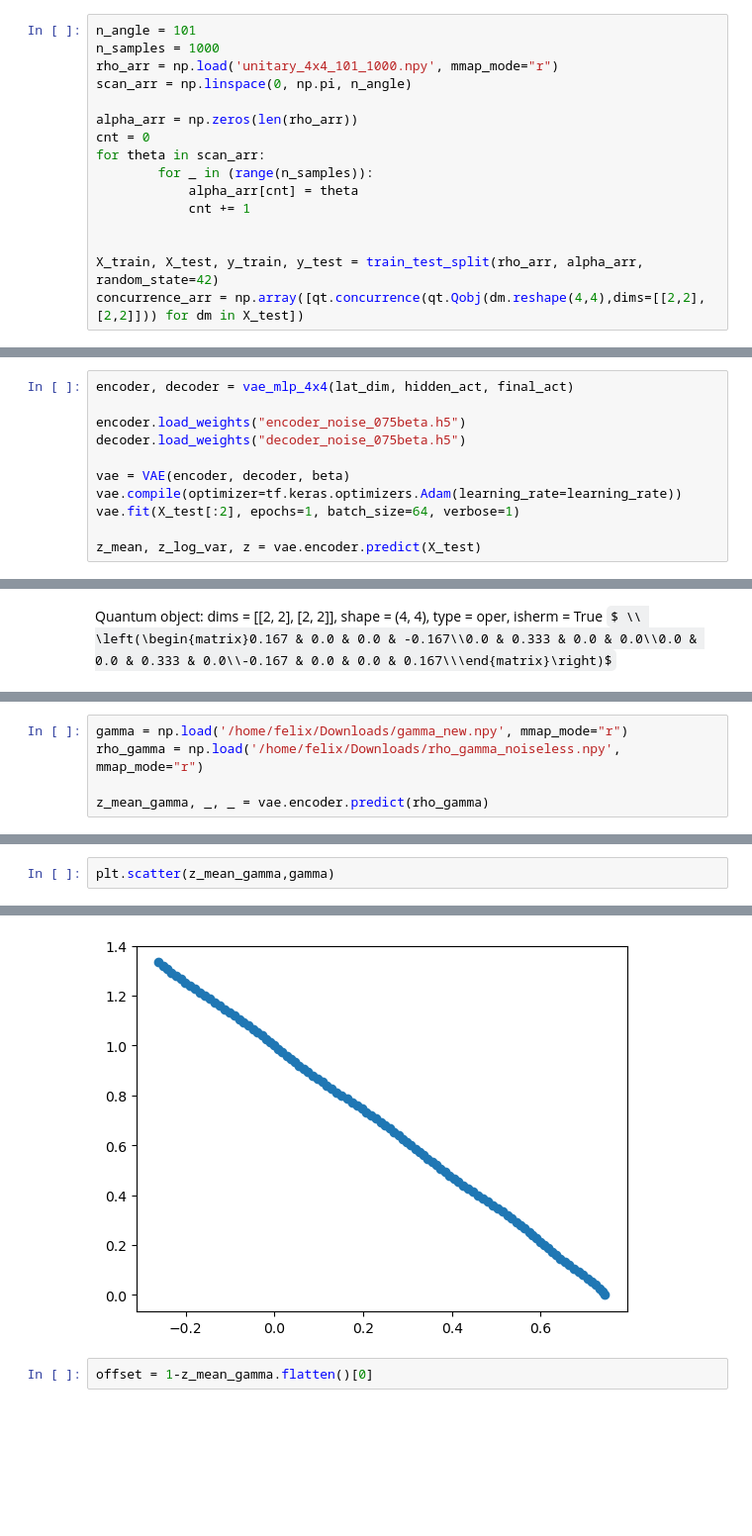
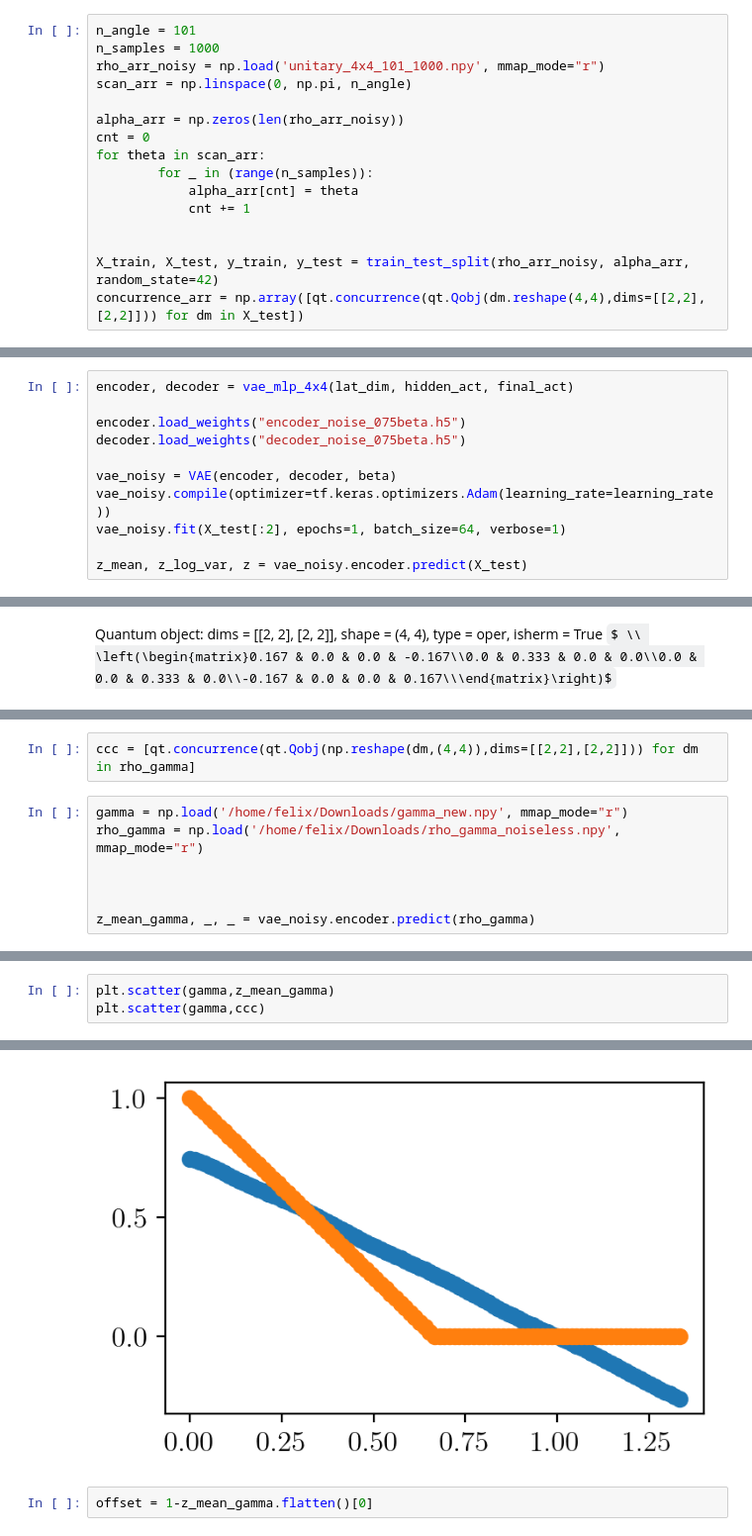
Before and after one commit to FelixFrohnertDB/Quantum-State-VAE, a Jupyter notebook: Analysis.ipynb, the cells around one changed output, grey strips where cells are left out. Shown at 99% size. Cells and saved outputs as stored; diff of their text form; some formulas as TeX source; blank space fills up the shorter version.

```diff
--- a/Analysis.ipynb
+++ b/Analysis.ipynb
@@ -181,10 +615,10 @@ Load Dataset
 # %%
 n_angle = 101
 n_samples = 1000
-rho_arr = np.load('unitary_4x4_101_1000.npy', mmap_mode="r")
+rho_arr_noisy = np.load('unitary_4x4_101_1000.npy', mmap_mode="r")
 scan_arr = np.linspace(0, np.pi, n_angle)
 
-alpha_arr = np.zeros(len(rho_arr))
+alpha_arr = np.zeros(len(rho_arr_noisy))
 cnt = 0
 for theta in scan_arr:
         for _ in (range(n_samples)):
@@ -192,7 +626,7 @@ for theta in scan_arr:
             cnt += 1
 
 
-X_train, X_test, y_train, y_test = train_test_split(rho_arr, alpha_arr, random_state=42)
+X_train, X_test, y_train, y_test = train_test_split(rho_arr_noisy, alpha_arr, random_state=42)
 concurrence_arr = np.array([qt.concurrence(qt.Qobj(dm.reshape(4,4),dims=[[2,2],[2,2]])) for dm in X_test])
 # %%
 rr_arr = np.array([qt.entropy_vn(qt.Qobj(dm.reshape(4,4),dims=[[2,2],[2,2]]).ptrace(0)) for dm in X_test])
@@ -219,9 +650,9 @@ encoder, decoder = vae_mlp_4x4(lat_dim, hidden_act, final_act)
 encoder.load_weights("encoder_noise_075beta.h5")
 decoder.load_weights("decoder_noise_075beta.h5")
 
-vae = VAE(encoder, decoder, beta)
-vae.compile(optimizer=tf.keras.optimizers.Adam(learning_rate=learning_rate))
-vae.fit(X_test[:2], epochs=1, batch_size=64, verbose=1)
+vae_noisy = VAE(encoder, decoder, beta)
+vae_noisy.compile(optimizer=tf.keras.optimizers.Adam(learning_rate=learning_rate))
+vae_noisy.fit(X_test[:2], epochs=1, batch_size=64, verbose=1)
 
-z_mean, z_log_var, z = vae.encoder.predict(X_test)
+z_mean, z_log_var, z = vae_noisy.encoder.predict(X_test)
 # %% [output]
@@ -327,6 +819,10 @@ Quantum object: dims = [[2, 2], [2, 2]], shape = (4, 4), type = oper, isherm = T
+# %%
+ccc = [qt.concurrence(qt.Qobj(np.reshape(dm,(4,4)),dims=[[2,2],[2,2]])) for dm in rho_gamma]
 # %%
 gamma = np.load('/home/felix/Downloads/gamma_new.npy', mmap_mode="r")
 rho_gamma = np.load('/home/felix/Downloads/rho_gamma_noiseless.npy', mmap_mode="r")
 
-z_mean_gamma, _, _ = vae.encoder.predict(rho_gamma)
+
+
+z_mean_gamma, _, _ = vae_noisy.encoder.predict(rho_gamma)
 # %% [output]
@@ -334,8 +830,9 @@ z_mean_gamma, _, _ = vae.encoder.predict(rho_gamma)
 # %%
-plt.scatter(z_mean_gamma,gamma)
+plt.scatter(gamma,z_mean_gamma)
+plt.scatter(gamma,ccc)
 # %% [output]
 <matplotlib.collections.PathCollection at 0x...>
-[figure, old version]
+[figure, new version]
 # %%
 offset = 1-z_mean_gamma.flatten()[0]
 # %%
```
Also changed, not shown: parts of 75 cells of this notebook, 1 other file.
